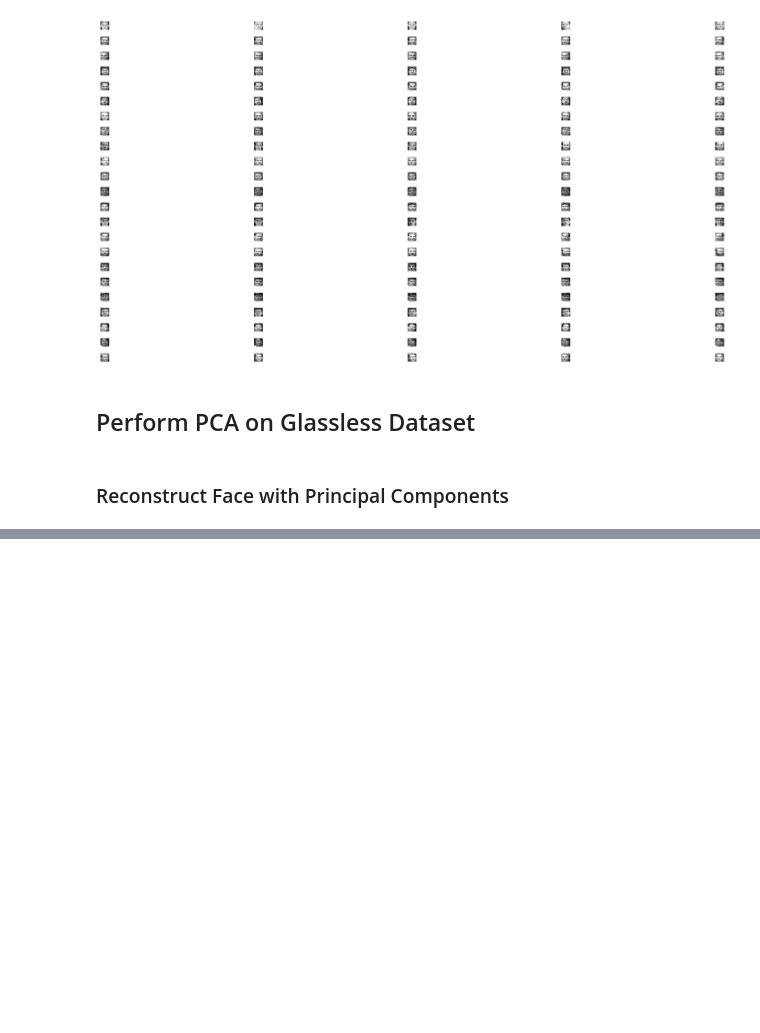
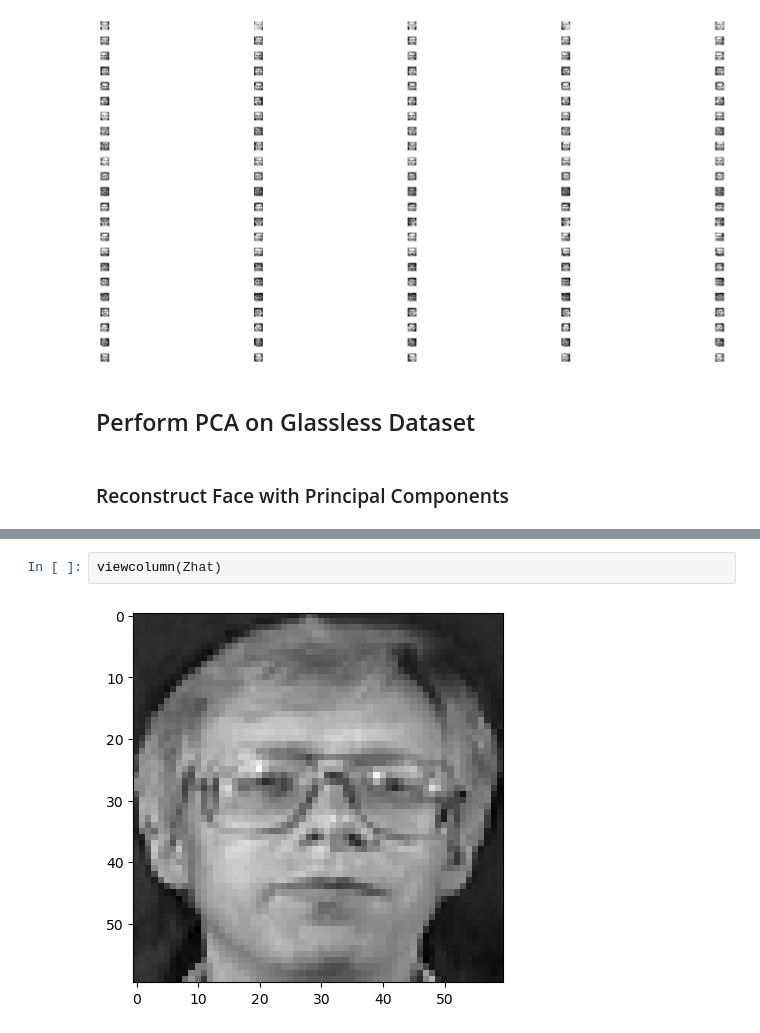
Before and after one commit to sebastian110203/COGS118BProject, a Jupyter notebook: Cogs118b_Project.ipynb, the cells around one changed output, grey strips where cells are left out. Drawn from its saved outputs; the diff is of its cells as text; blank space fills up the shorter version.

```diff
--- a/Cogs118b_Project.ipynb
+++ b/Cogs118b_Project.ipynb
@@ -88,0 +191,4 @@ display_pgm_images(images, selected_people, selected_imgs)
+# %%
+viewcolumn(Zhat)
+# %% [output]
+[figure, added]
```
Also changed, not shown: parts of 6 cells of this notebook.
